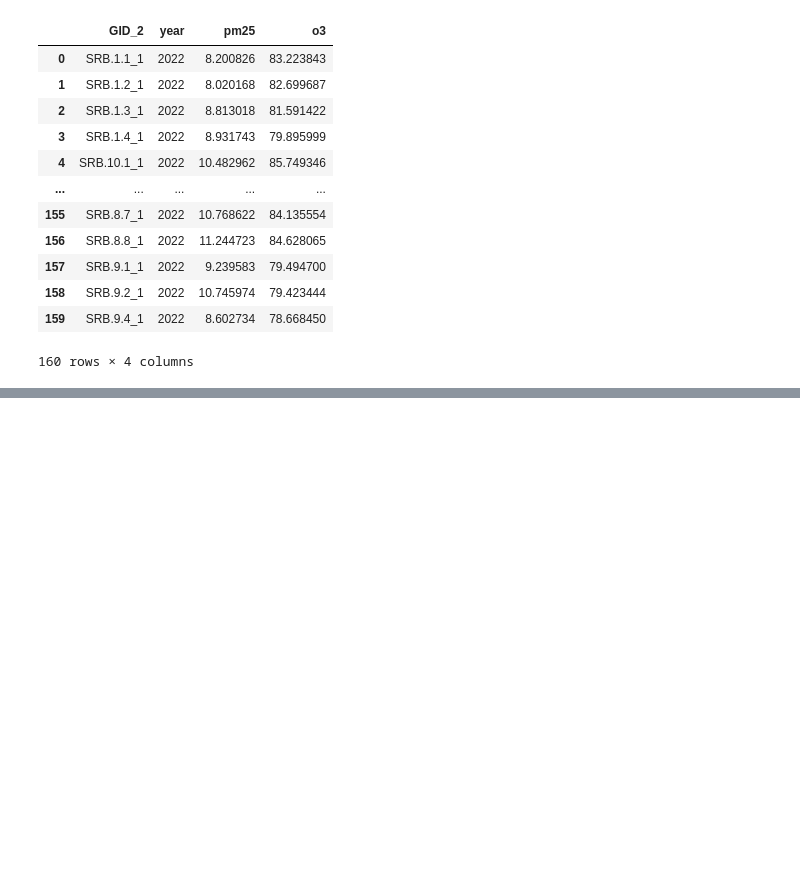
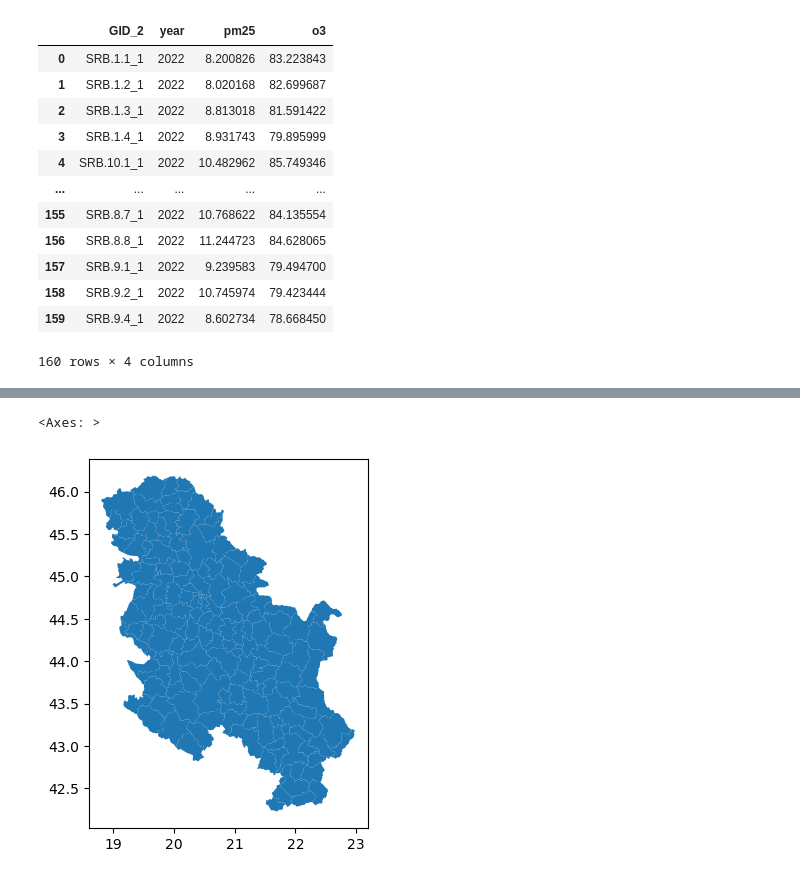
Before and after one commit to sonleh96/wb-gpbp-ldt, a Jupyter notebook: notebooks/extract_owm.ipynb, the cells around one changed output, grey strips where cells are left out. Cells and saved outputs as stored; diff of their text form; code cells hidden in the pictures; blank space fills up the shorter version.

```diff
--- a/notebooks/extract_owm.ipynb
+++ b/notebooks/extract_owm.ipynb
@@ -326,0 +671,3 @@ out_df.to_csv('D:\Work\WB\LDT\countries\SRB\datasets\SRB_air_pollution_2022_GID2
+# %%
+serbia_2['WHO'] = np.where(serbia_2['pm25'] > 5, "Yes", "No")
+serbia_2
@@ -326,0 +688,5 @@ out_df.to_csv('D:\Work\WB\LDT\countries\SRB\datasets\SRB_air_pollution_2022_GID2
+# %%
+serbia_2.plot(column='WHO')
+# %% [output]
+<Axes: >
+[figure, added]
```
Also changed, not shown: parts of 23 cells of this notebook, 7 other files.
